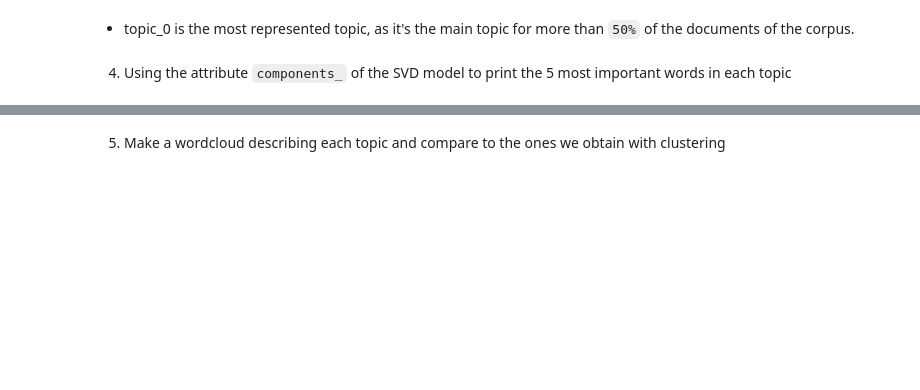
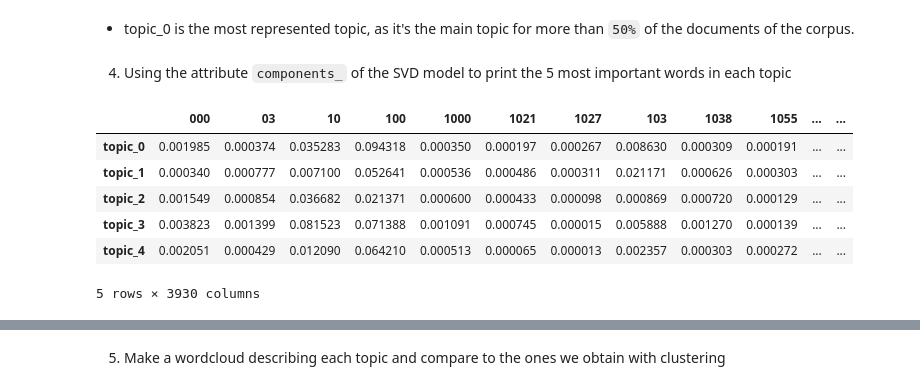
Before and after one commit to Ishsshukla/trendify, a Jupyter notebook: nlp-clustering-recommender-system-lsa.ipynb, the cells around one changed output, grey strips where cells are left out. Cells and saved outputs as stored; diff of their text form; code cells hidden in the pictures; blank space fills up the shorter version.

```diff
--- a/nlp-clustering-recommender-system-lsa.ipynb
+++ b/nlp-clustering-recommender-system-lsa.ipynb
@@ -343,14 +477,22 @@ topic_encoded_df['main_topic'].value_counts()
 4. Using the attribute `components_` of the SVD model to print the 5 most important words in each topic
 # %%
 # Create DataFrame containing the description of each topic in terms of the words in the vocabulary
-topics_description = pd.DataFrame(svd_model.components_, columns = vectorizer.get_feature_names(),
+topics_description = pd.DataFrame(svd_model.components_, columns = vectorizer.get_feature_names_out(),
                                   index = ['topic_' + str(i) for i in range(svd_model.components_.shape[0])])
 
 # Compute absolute values of coefficients
 topics_description = topics_description.apply(np.abs, axis = 1)
 
 # Each word is map with a score of relevance for each topic
 topics_description.head()
+# %% [output]
+|  | 000 | 03 | 10 | 100 | 1000 | 1021 | 1027 | 103 | 1038 | 1055 | ... | ... |
+| topic_0 | 0.001985 | 0.000374 | 0.035283 | 0.094318 | 0.000350 | 0.000197 | 0.000267 | 0.008630 | 0.000309 | 0.000191 | ... | ... |
+| topic_1 | 0.000340 | 0.000777 | 0.007100 | 0.052641 | 0.000536 | 0.000486 | 0.000311 | 0.021171 | 0.000626 | 0.000303 | ... | ... |
+| topic_2 | 0.001549 | 0.000854 | 0.036682 | 0.021371 | 0.000600 | 0.000433 | 0.000098 | 0.000869 | 0.000720 | 0.000129 | ... | ... |
+| topic_3 | 0.003823 | 0.001399 | 0.081523 | 0.071388 | 0.001091 | 0.000745 | 0.000015 | 0.005888 | 0.001270 | 0.000139 | ... | ... |
+| topic_4 | 0.002051 | 0.000429 | 0.012090 | 0.064210 | 0.000513 | 0.000065 | 0.000013 | 0.002357 | 0.000303 | 0.000272 | ... | ... |
+5 rows × 3930 columns
 # %%
 # Loop over each topic and print the 5 most important words
 for i,row in topics_description.iterrows():
```
Also changed, not shown: parts of 14 cells of this notebook.
